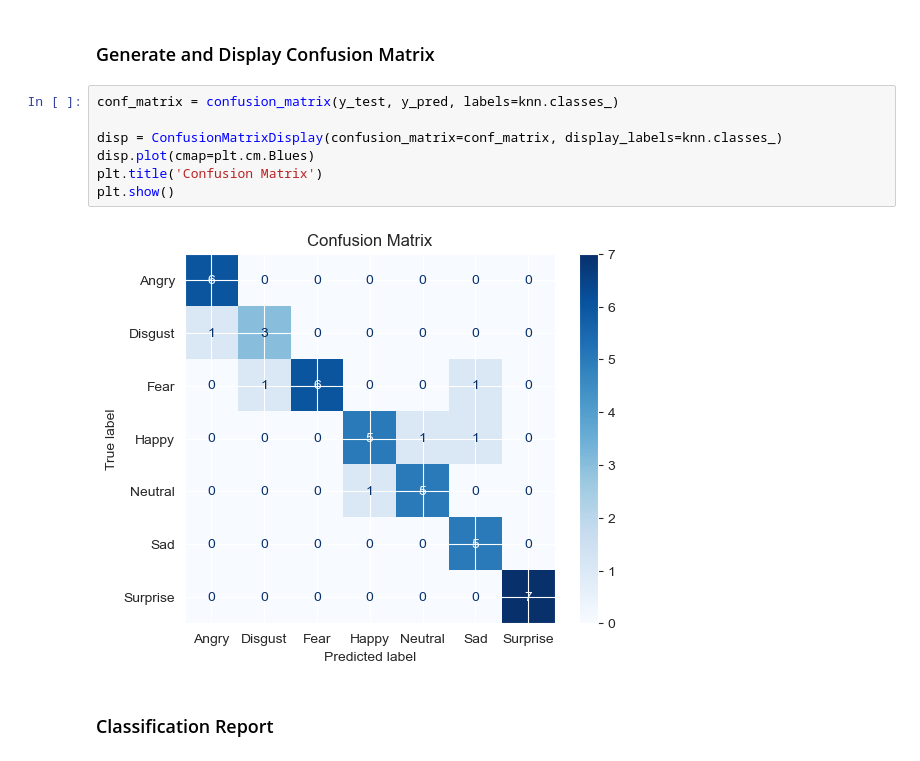
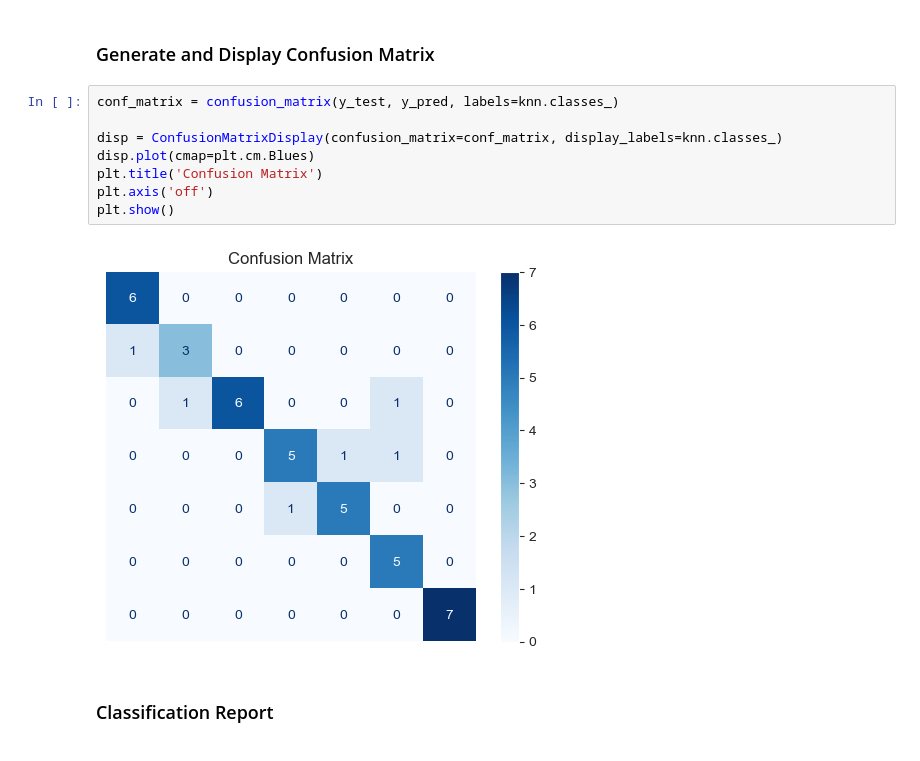
Before and after one commit to Daniel-M40/FaceRecognitionAI, a Jupyter notebook: faceRecognition.ipynb, the cells around one changed output. Saved outputs shown, nothing was run; the diff lists cells and outputs as text.

```diff
--- a/faceRecognition.ipynb
+++ b/faceRecognition.ipynb
@@ -150,12 +151,13 @@ Accuracy: 86.05%
 # %%
 conf_matrix = confusion_matrix(y_test, y_pred, labels=knn.classes_)
 
 disp = ConfusionMatrixDisplay(confusion_matrix=conf_matrix, display_labels=knn.classes_)
 disp.plot(cmap=plt.cm.Blues)
 plt.title('Confusion Matrix')
+plt.axis('off')
 plt.show()
 # %% [output]
-[figure, old version]
+[figure, new version]
 # %% [markdown]
 ### Classification Report
 # %%
```
Also changed, not shown: parts of 4 cells of this notebook.
